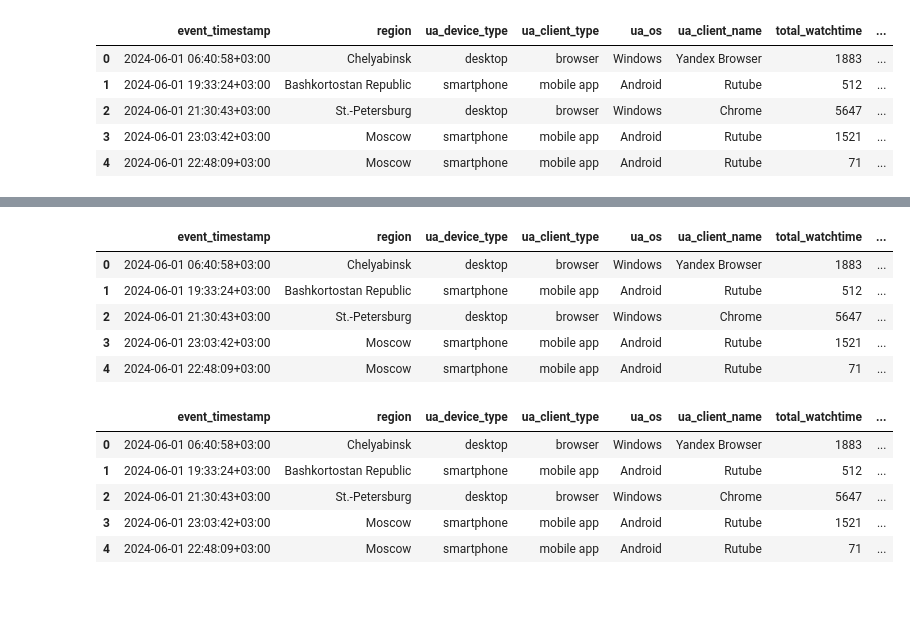
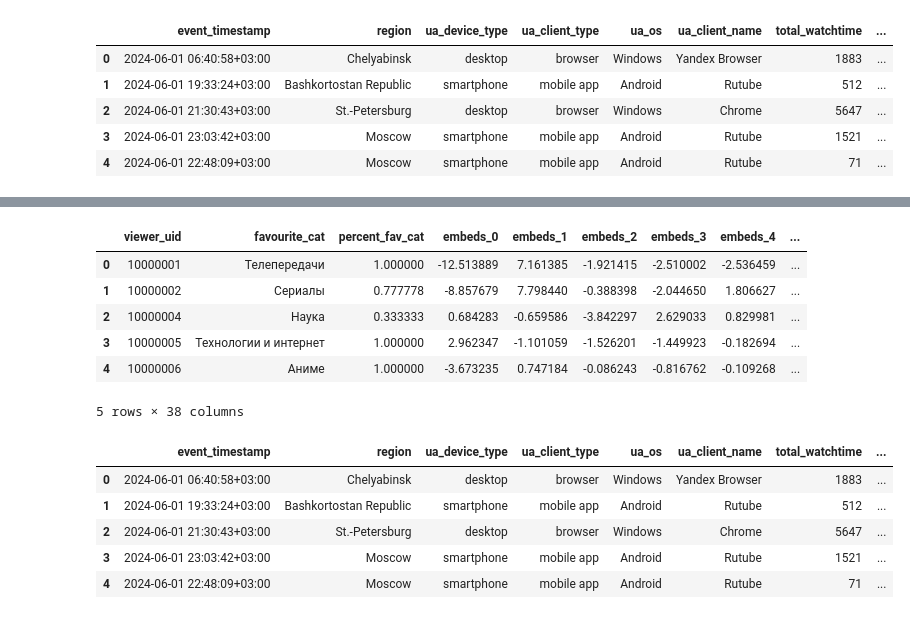
Before and after one commit to Paspasuy/SocDemPrediction, a Jupyter notebook: personal/paspasuy/baseline_socdem.ipynb, the cells around one changed output, grey strips where cells are left out. Cells and saved outputs as stored; diff of their text form; code cells hidden in the pictures.

Commit message:
Fixes to feature extractor

```diff
--- a/personal/paspasuy/baseline_socdem.ipynb
+++ b/personal/paspasuy/baseline_socdem.ipynb
@@ -25,6 +25,6 @@ data_start.head(5)
 | 3 | 2024-06-01 23:03:42+03:00 | Moscow | smartphone | mobile app | Android | Rutube | 1521 | ... |
 | 4 | 2024-06-01 22:48:09+03:00 | Moscow | smartphone | mobile app | Android | Rutube | 71 | ... |
 # %%
-from utils import Imputer
+from utils import Imputer, FeatureExtractor
 
-data, video, targets = Imputer().fit_transform(data_start, video_start, targets_start)
+events, features = Imputer().fit_transform(data_start, video_start, targets_start)
@@ -31,10 +49,13 @@ data, video, targets = Imputer().fit_transform(data_start, video_start, targets_
+# %%
+events, features = FeatureExtractor().fit_transform(events, features)
 # %%
-data.head()
+features.head()
 # %% [output]
-|  | event_timestamp | region | ua_device_type | ua_client_type | ua_os | ua_client_name | total_watchtime | ... |
-| 0 | 2024-06-01 06:40:58+03:00 | Chelyabinsk | desktop | browser | Windows | Yandex Browser | 1883 | ... |
-| 1 | 2024-06-01 19:33:24+03:00 | Bashkortostan Republic | smartphone | mobile app | Android | Rutube | 512 | ... |
-| 2 | 2024-06-01 21:30:43+03:00 | St.-Petersburg | desktop | browser | Windows | Chrome | 5647 | ... |
-| 3 | 2024-06-01 23:03:42+03:00 | Moscow | smartphone | mobile app | Android | Rutube | 1521 | ... |
-| 4 | 2024-06-01 22:48:09+03:00 | Moscow | smartphone | mobile app | Android | Rutube | 71 | ... |
+|  | viewer_uid | favourite_cat | percent_fav_cat | embeds_0 | embeds_1 | embeds_2 | embeds_3 | embeds_4 | ... |
+| 0 | 10000001 | Телепередачи | 1.000000 | -12.513889 | 7.161385 | -1.921415 | -2.510002 | -2.536459 | ... |
+| 1 | 10000002 | Сериалы | 0.777778 | -8.857679 | 7.798440 | -0.388398 | -2.044650 | 1.806627 | ... |
+| 2 | 10000004 | Наука | 0.333333 | 0.684283 | -0.659586 | -3.842297 | 2.629033 | 0.829981 | ... |
+| 3 | 10000005 | Технологии и интернет | 1.000000 | 2.962347 | -1.101059 | -1.526201 | -1.449923 | -0.182694 | ... |
+| 4 | 10000006 | Аниме | 1.000000 | -3.673235 | 0.747184 | -0.086243 | -0.816762 | -0.109268 | ... |
+5 rows × 38 columns
 # %%
```
Also changed, not shown: parts of 3 cells of this notebook, 2 other files.
